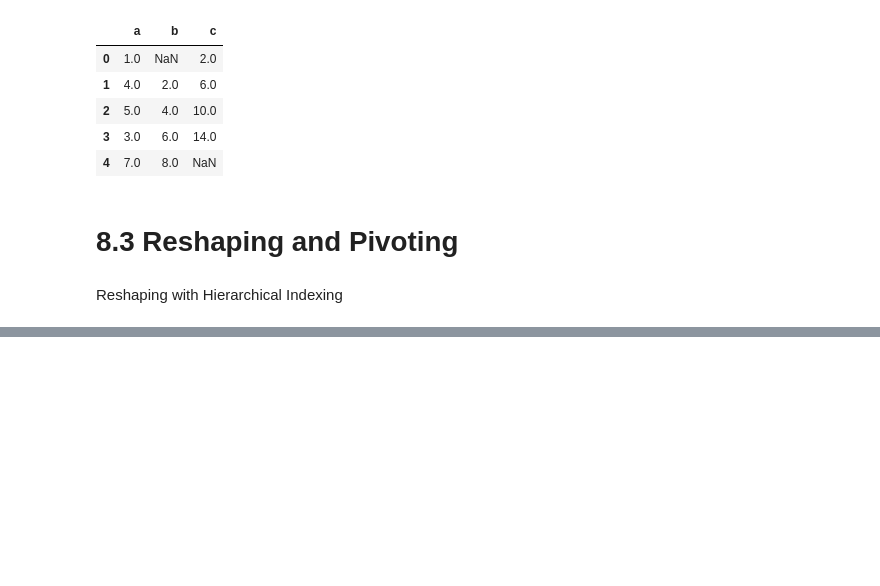
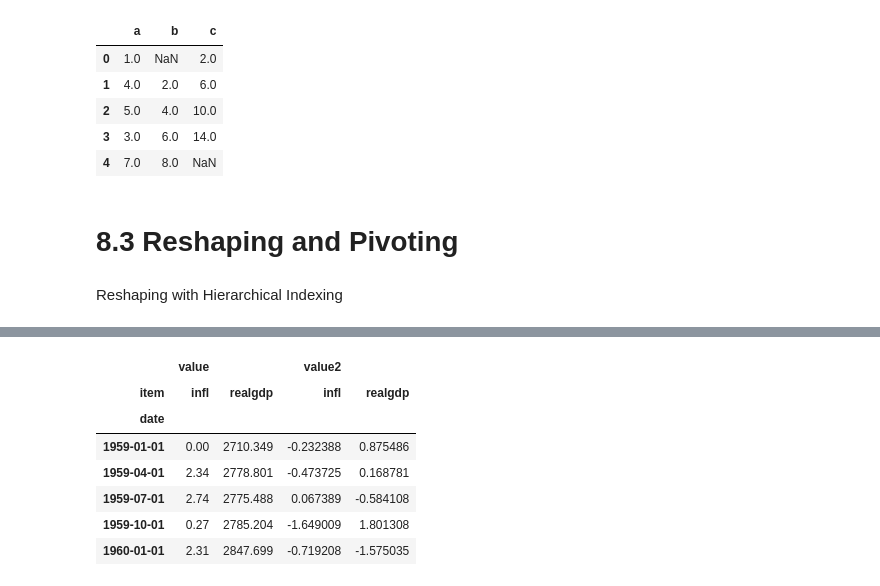
Before and after one commit to x-neon-nexus-o/Data_Science_MasterClass, a Jupyter notebook: Numpy and Pandas and Data Visualization with Analysis/Data Wrangling Join Combine, and Reshape.ipynb, the cells around one changed output, grey strips where cells are left out. Drawn from its saved outputs; the diff is of its cells as text; code cells hidden in the pictures; blank space fills up the shorter version.

```diff
--- a/Numpy and Pandas and Data Visualization with Analysis/Data Wrangling Join Combine, and Reshape.ipynb
+++ b/Numpy and Pandas and Data Visualization with Analysis/Data Wrangling Join Combine, and Reshape.ipynb
@@ -1065,0 +1287,13 @@ Reshaping with Hierarchical Indexing
+# %%
+pivoted=long_data.pivot(index="date",columns="item")
+# %%
+pivoted.head()
+# %% [output]
+|  | value |  | value2 |  |
+| item | infl | realgdp | infl | realgdp |
+| date |  |  |  |  |
+| 1959-01-01 | 0.00 | 2710.349 | -0.232388 | 0.875486 |
+| 1959-04-01 | 2.34 | 2778.801 | -0.473725 | 0.168781 |
+| 1959-07-01 | 2.74 | 2775.488 | 0.067389 | -0.584108 |
+| 1959-10-01 | 0.27 | 2785.204 | -1.649009 | 1.801308 |
+| 1960-01-01 | 2.31 | 2847.699 | -0.719208 | -1.575035 |
```
Also changed, not shown: parts of 61 cells of this notebook, 4 other files.
